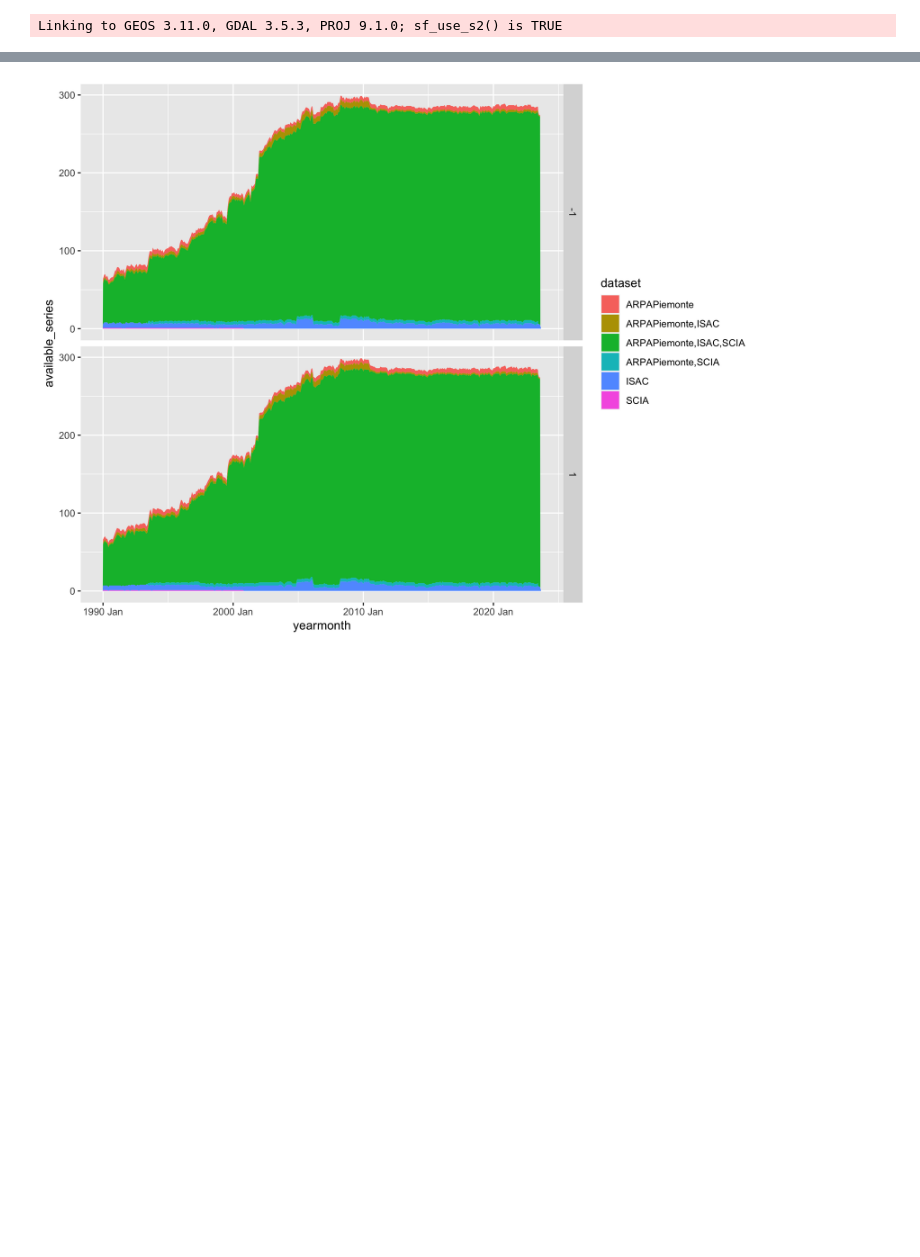
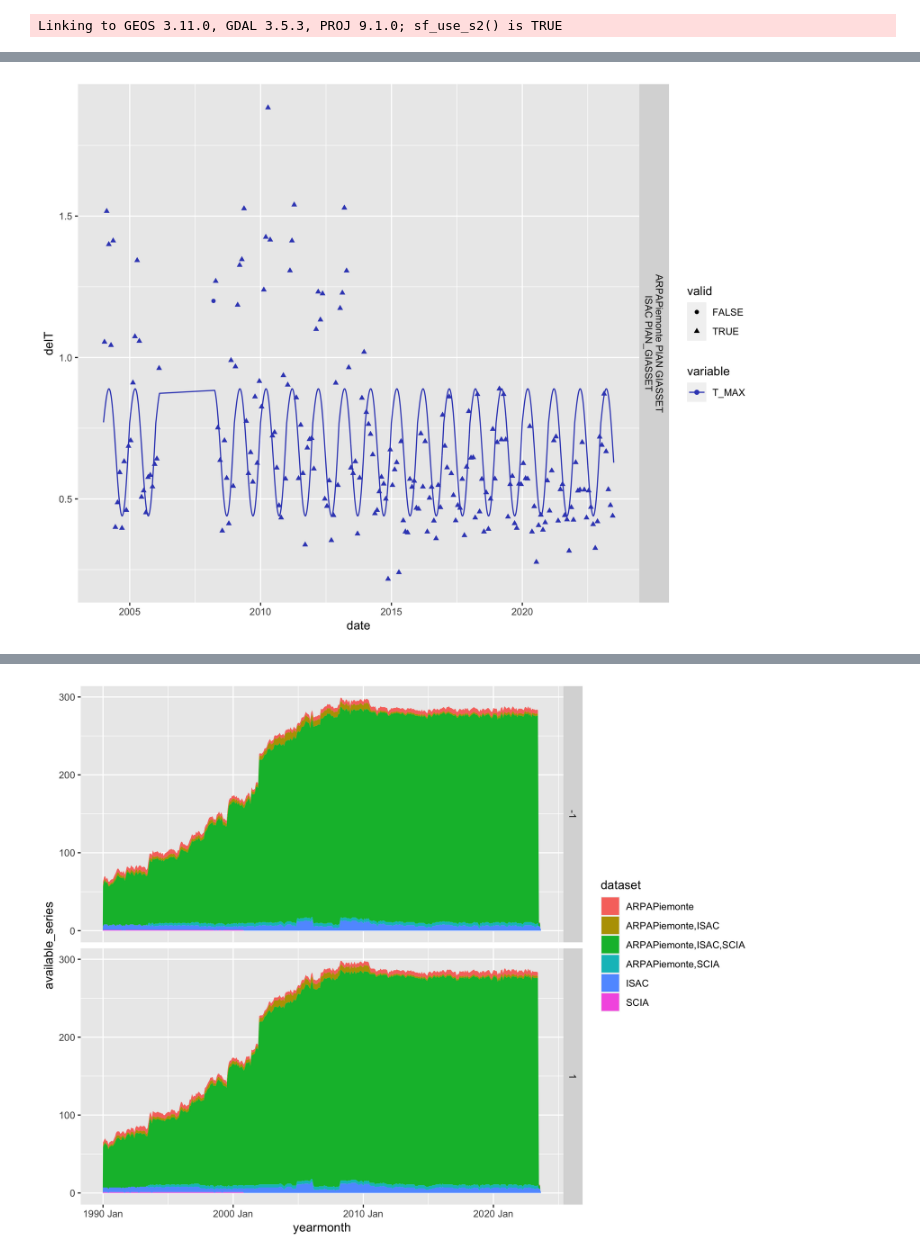
Before and after one commit to dnstudent/TesiMag, a Jupyter notebook: notebooks/integrazioni_regionali/piemonte/series_pairing.ipynb, the cells around one changed output, grey strips where cells are left out. Saved outputs shown, nothing was run; the diff lists cells and outputs as text; code cells hidden in the pictures; blank space fills up the shorter version.

```diff
--- a/notebooks/integrazioni_regionali/piemonte/series_pairing.ipynb
+++ b/notebooks/integrazioni_regionali/piemonte/series_pairing.ipynb
@@ -94 +101,5 @@ A tibble: 27 x 16
+# %%
+i |> filter(gkey == 196L) |> plot_correction(metadata, data)
+# %% [output]
+[figure, added]
 # %%
```
Also changed, not shown: parts of 6 cells of this notebook, 1 other file.
